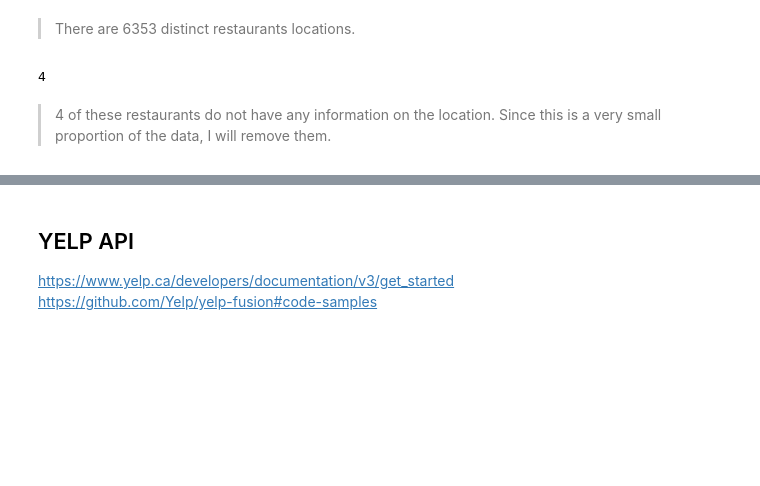
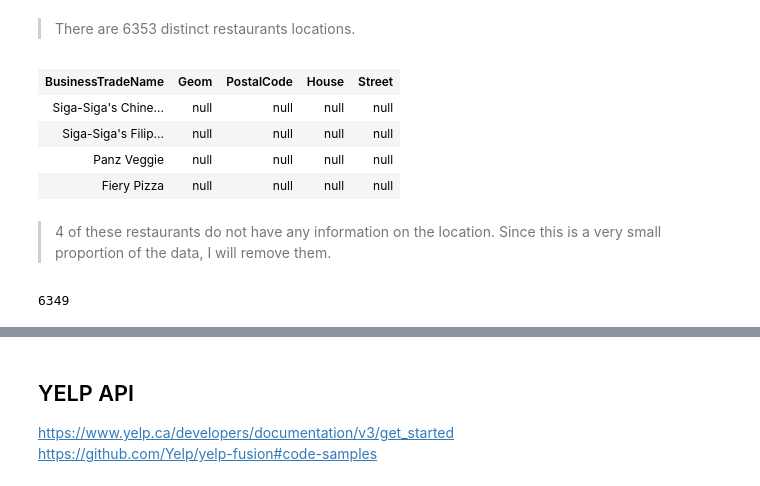
Before and after one commit to bradentam/vancouver_restaurants_project, a Jupyter notebook: eda.ipynb, the cells around one changed output, grey strips where cells are left out. Cells and saved outputs as stored; diff of their text form; code cells hidden in the pictures; blank space fills up the shorter version.

```diff
--- a/eda.ipynb
+++ b/eda.ipynb
@@ -227,8 +227,17 @@ rest_distinct.count()
 # %% [markdown]
 > There are 6353 distinct restaurants locations.
 # %%
-print(rest_distinct.filter('Geom is null').filter('PostalCode is null').filter('House is null').filter('Street is null').count())
+rest_distinct_df.filter('Geom is null').filter('PostalCode is null').filter('House is null').filter('Street is null')
 # %% [output]
-4
+| BusinessTradeName | Geom | PostalCode | House | Street |
+| Siga-Siga's Chine... | null | null | null | null |
+| Siga-Siga's Filip... | null | null | null | null |
+| Panz Veggie | null | null | null | null |
+| Fiery Pizza | null | null | null | null |
 # %% [markdown]
 > 4 of these restaurants do not have any information on the location. Since this is a very small proportion of the data, I will remove them.
+# %%
+rest_distinct_df = rest_distinct_df.dropna(how = 'all', subset = ['Geom', 'PostalCode', 'House', 'Street'])
+rest_distinct_df.count()
+# %% [output]
+6349
```
Also changed, not shown: parts of 11 cells of this notebook.
